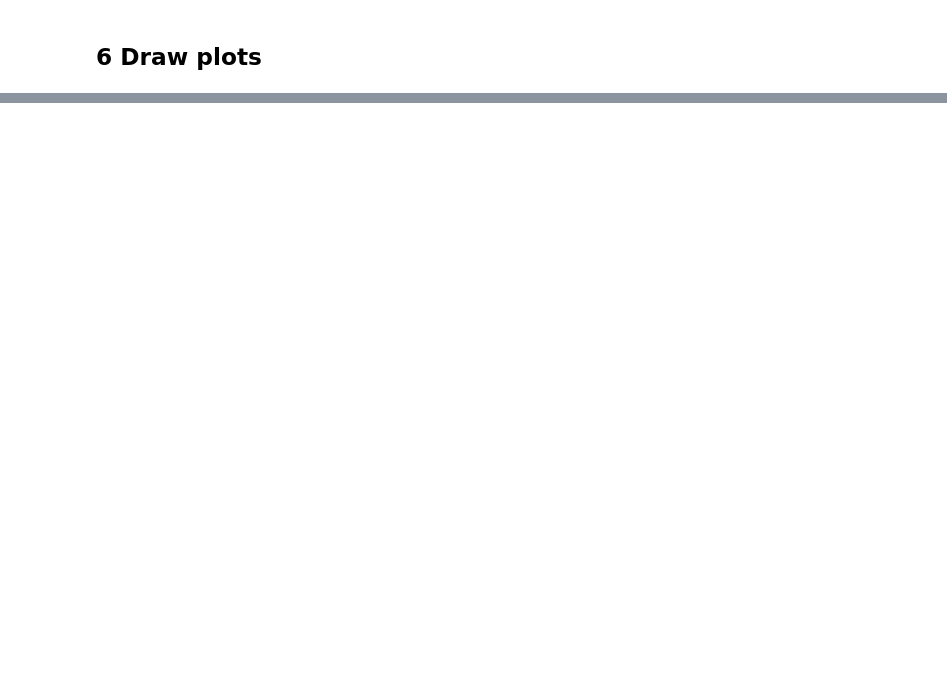
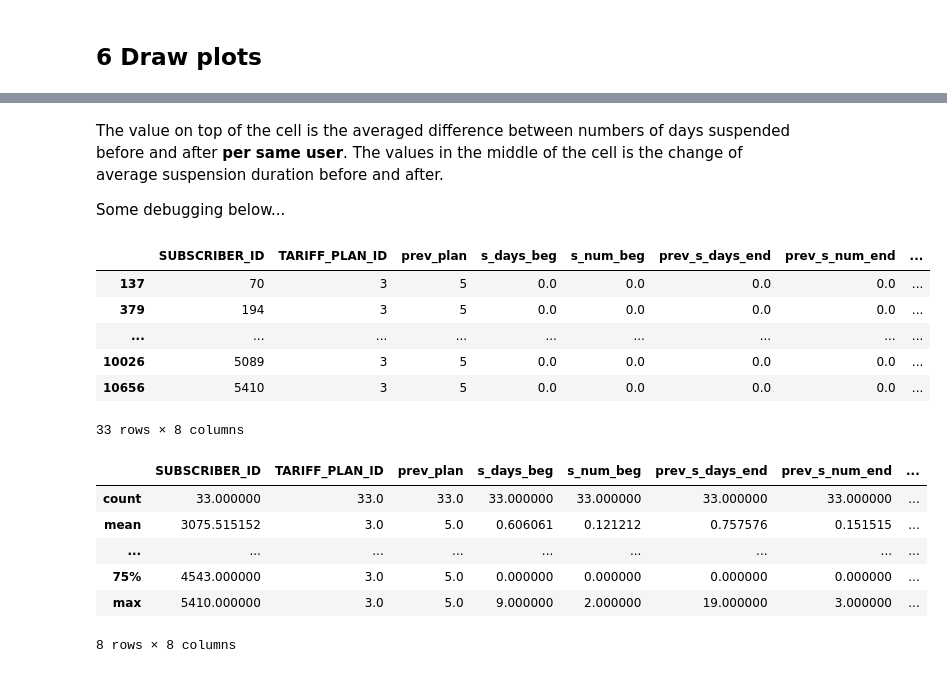
Before and after one commit to anatol-grabowski/test_task_plans_data, a Jupyter notebook: task3.ipynb, the cells around one changed output, grey strips where cells are left out. Saved outputs shown, nothing was run; the diff lists cells and outputs as text; code cells hidden in the pictures; blank space fills up the shorter version.

Commit message:
one more fix to durations

```diff
--- a/task3.ipynb
+++ b/task3.ipynb
@@ -830,3 +832,29 @@ plt.show()
+# %% [markdown]
+The value on top of the cell is the averaged difference between numbers of days suspended before and after **per same user**.
+The values in the middle of the cell is the change of average suspension duration before and after.
+
+Some debugging below...
+# %%
+ps_ss53 = ps_ss[(ps_ss['prev_plan'] == 5) & (ps_ss['TARIFF_PLAN_ID'] == 3)].copy()
+ps_ss53 = ps_ss53.drop(columns=['s_num_change', 's_days_change'])
+with pd.option_context('display.max_rows', 5):
+    display(ps_ss53)
+    display(ps_ss53.describe())
+# %% [output]
+|  | SUBSCRIBER_ID | TARIFF_PLAN_ID | prev_plan | s_days_beg | s_num_beg | prev_s_days_end | prev_s_num_end | ... |
+| 137 | 70 | 3 | 5 | 0.0 | 0.0 | 0.0 | 0.0 | ... |
+| 379 | 194 | 3 | 5 | 0.0 | 0.0 | 0.0 | 0.0 | ... |
+| ... | ... | ... | ... | ... | ... | ... | ... | ... |
+| 10026 | 5089 | 3 | 5 | 0.0 | 0.0 | 0.0 | 0.0 | ... |
+| 10656 | 5410 | 3 | 5 | 0.0 | 0.0 | 0.0 | 0.0 | ... |
+33 rows × 8 columns
+|  | SUBSCRIBER_ID | TARIFF_PLAN_ID | prev_plan | s_days_beg | s_num_beg | prev_s_days_end | prev_s_num_end | ... |
+| count | 33.000000 | 33.0 | 33.0 | 33.000000 | 33.000000 | 33.000000 | 33.000000 | ... |
+| mean | 3075.515152 | 3.0 | 5.0 | 0.606061 | 0.121212 | 0.757576 | 0.151515 | ... |
+| ... | ... | ... | ... | ... | ... | ... | ... | ... |
+| 75% | 4543.000000 | 3.0 | 5.0 | 0.000000 | 0.000000 | 0.000000 | 0.000000 | ... |
+| max | 5410.000000 | 3.0 | 5.0 | 9.000000 | 2.000000 | 19.000000 | 3.000000 | ... |
+8 rows × 8 columns
 # %%
 fig, ax = plt.subplots(figsize=(10,8))
 im = ax.imshow(susps_num_diff.values, cmap='RdYlGn_r')
```
Also changed, not shown: parts of 7 cells of this notebook.
